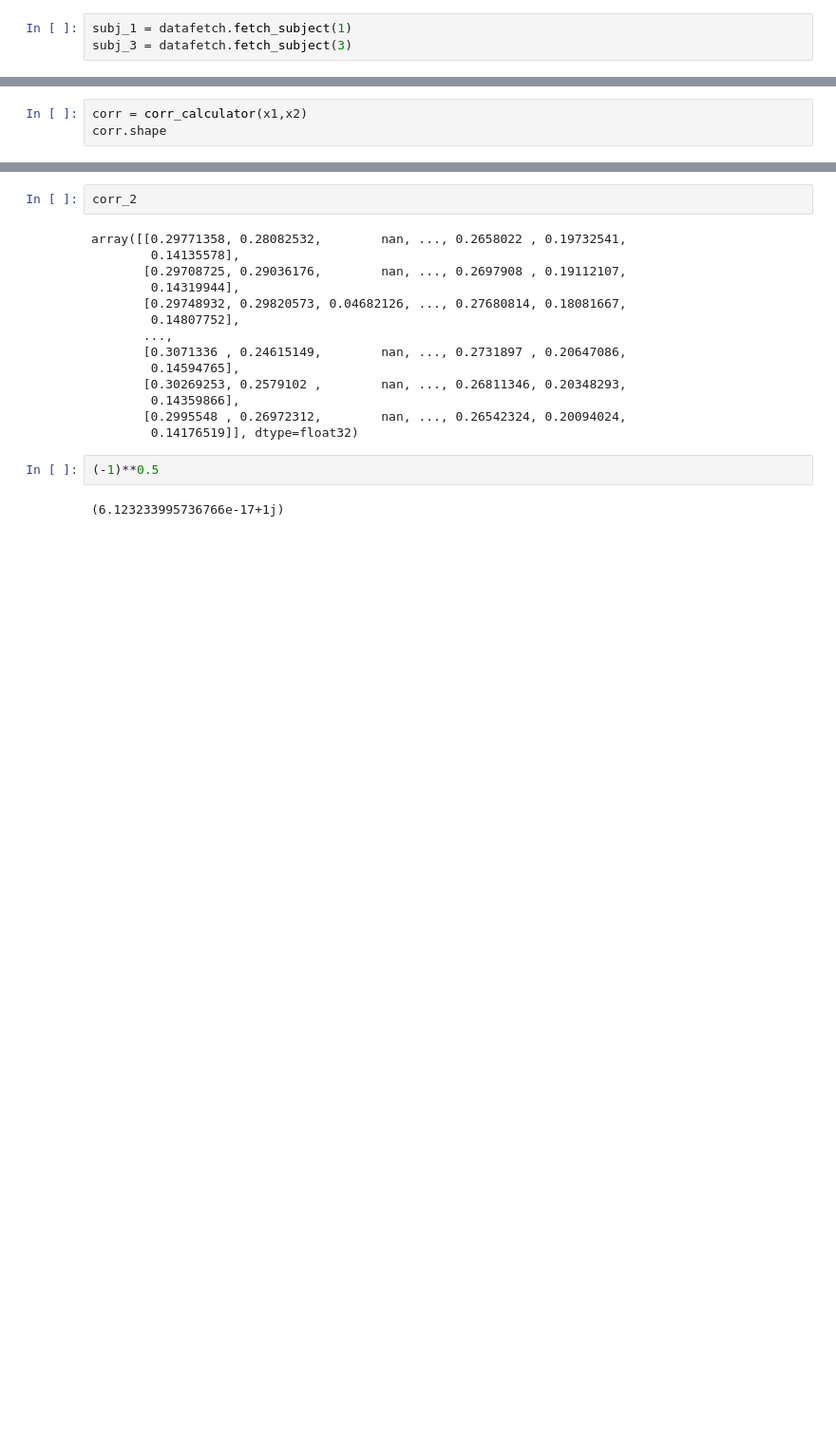
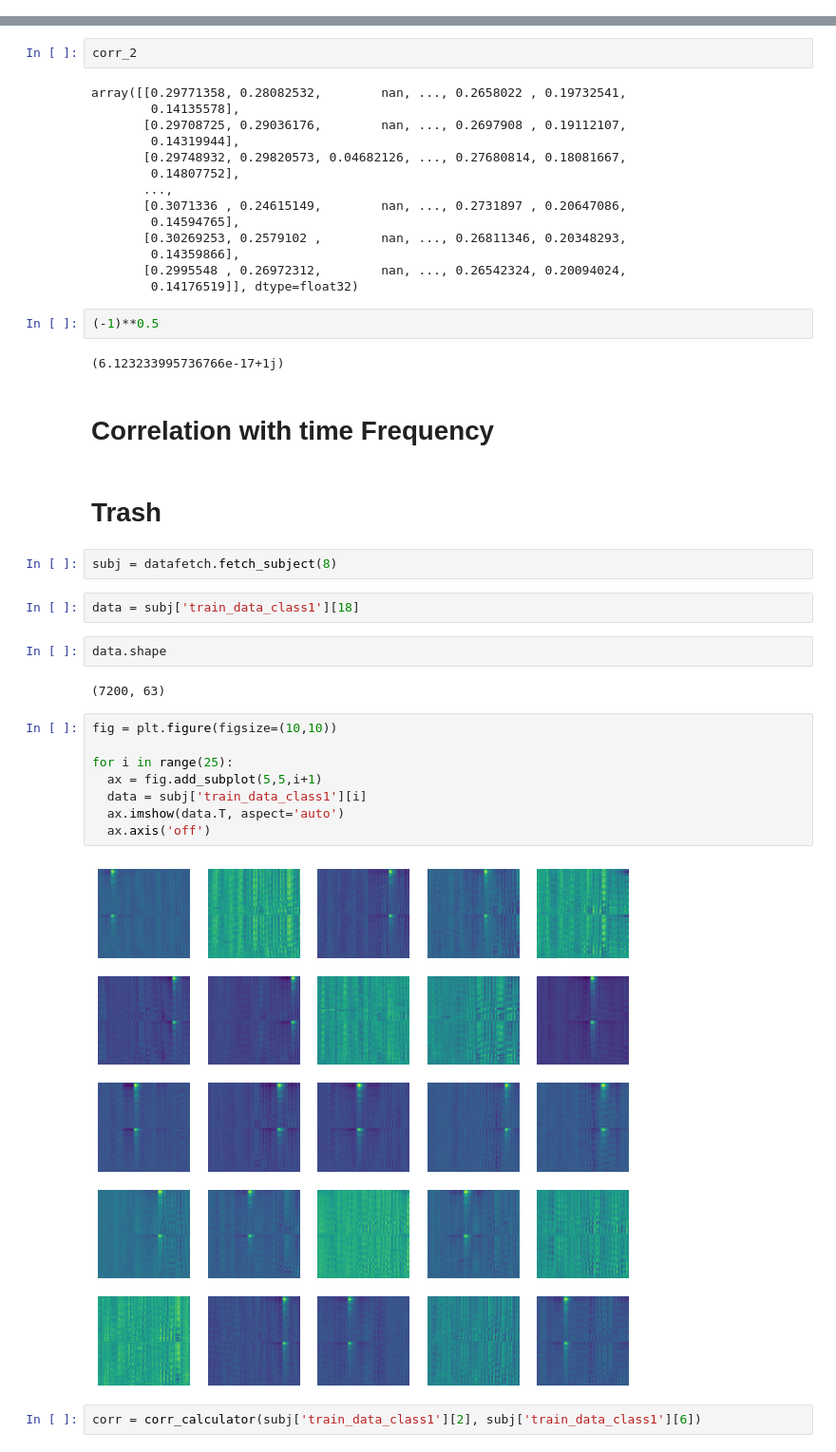
Before and after one commit to alifele/Brain_Computer_Interface, a Jupyter notebook: correlator.ipynb, the cells around one changed output, grey strips where cells are left out. Shown: that part at 95% size. Drawn from its saved outputs; the diff is of its cells as text; blank space fills up the shorter version.

```diff
--- a/correlator.ipynb
+++ b/correlator.ipynb
@@ -42,9 +43,6 @@ def corr_calculator(x1, x2):
 
 
   return corr
-# %%
-subj_1 = datafetch.fetch_subject(1)
-subj_3 = datafetch.fetch_subject(3)
 # %%
 t = np.linspace(0,3, 7200)
 f = np.linspace(1/3, 2400, 7200)
@@ -54,3 +48,0 @@ x2 = subj_2['train_data_class1'][16]
-# %%
-corr = corr_calculator(x1,x2)
-corr.shape
@@ -182,3 +172,27 @@ array([[0.29771358, 0.28082532,        nan, ..., 0.2658022 , 0.19732541,
 (-1)**0.5
 # %% [output]
 (6.123233995736766e-17+1j)
+# %% [markdown]
+# Correlation with time Frequency
+# %% [markdown]
+# Trash
+# %%
+subj = datafetch.fetch_subject(8)
+# %%
+data = subj['train_data_class1'][18]
+# %%
+data.shape
+# %% [output]
+(7200, 63)
+# %%
+fig = plt.figure(figsize=(10,10))
+
+for i in range(25):
+  ax = fig.add_subplot(5,5,i+1)
+  data = subj['train_data_class1'][i]
+  ax.imshow(data.T, aspect='auto')
+  ax.axis('off')
+# %% [output]
+[figure, added]
+# %%
+corr = corr_calculator(subj['train_data_class1'][2], subj['train_data_class1'][6])
```
Also changed, not shown: parts of 18 cells of this notebook.
